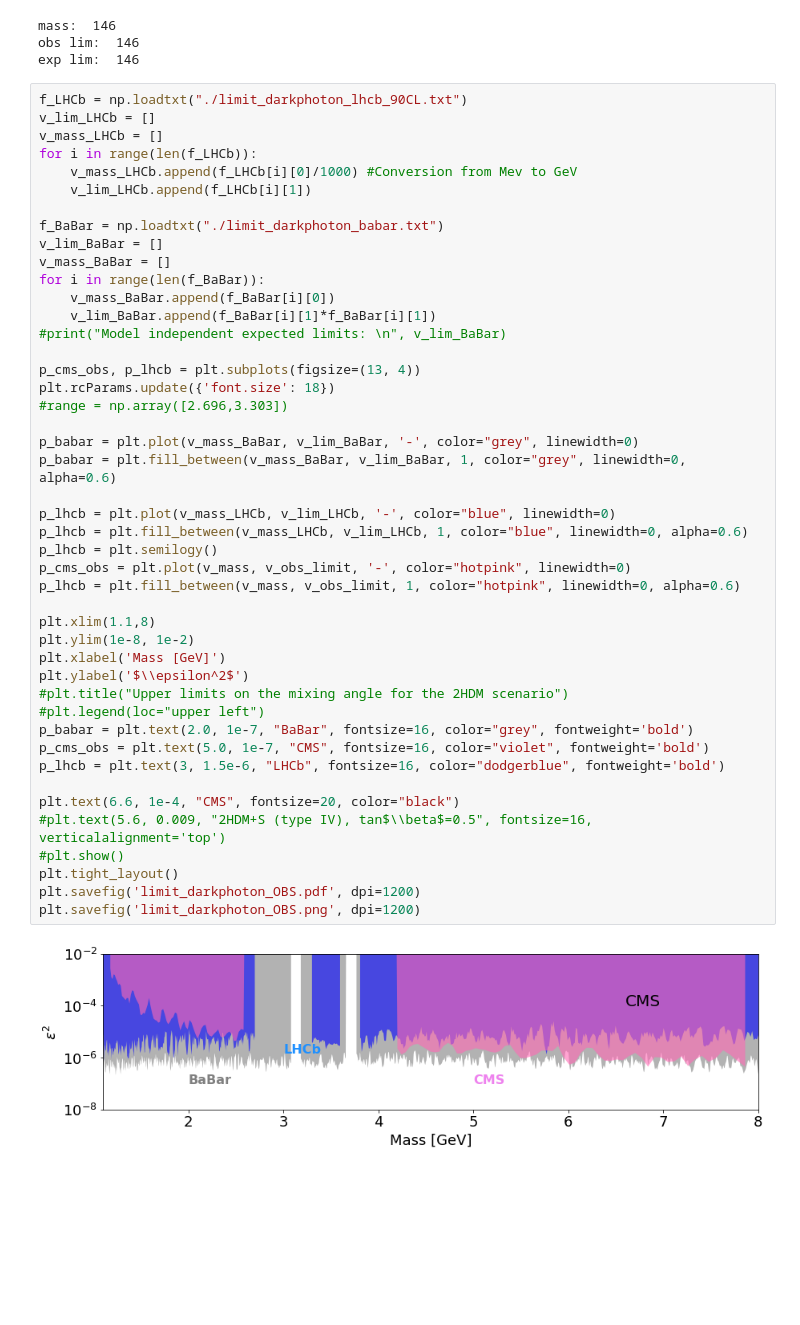
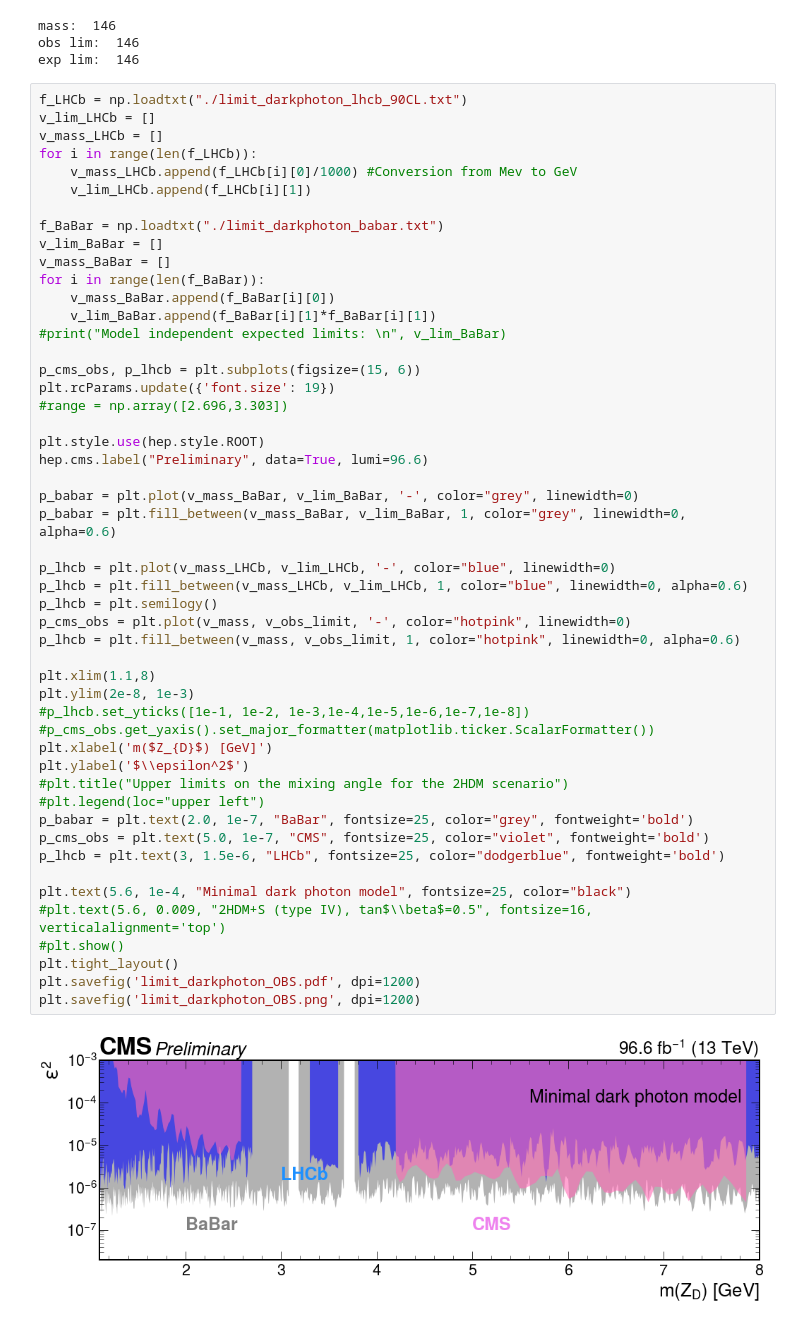
Before and after one commit to z4027163/Darkphoton, a Jupyter notebook: 2HDM_interpretation/darkphoton_interpretation.ipynb, the cells around one changed output. Drawn from its saved outputs; the diff is of its cells as text; blank space fills up the shorter version.

```diff
--- a/2HDM_interpretation/darkphoton_interpretation.ipynb
+++ b/2HDM_interpretation/darkphoton_interpretation.ipynb
@@ -79,42 +81,47 @@ for i in range(len(f_LHCb)):
 f_BaBar = np.loadtxt("./limit_darkphoton_babar.txt")
 v_lim_BaBar = []
 v_mass_BaBar = []
 for i in range(len(f_BaBar)):
     v_mass_BaBar.append(f_BaBar[i][0])
     v_lim_BaBar.append(f_BaBar[i][1]*f_BaBar[i][1])
 #print("Model independent expected limits: \n", v_lim_BaBar)
 
-p_cms_obs, p_lhcb = plt.subplots(figsize=(13, 4))
-plt.rcParams.update({'font.size': 18})
+p_cms_obs, p_lhcb = plt.subplots(figsize=(15, 6))
+plt.rcParams.update({'font.size': 19})
 #range = np.array([2.696,3.303])
+
+plt.style.use(hep.style.ROOT)
+hep.cms.label("Preliminary", data=True, lumi=96.6)
 
 p_babar = plt.plot(v_mass_BaBar, v_lim_BaBar, '-', color="grey", linewidth=0)
 p_babar = plt.fill_between(v_mass_BaBar, v_lim_BaBar, 1, color="grey", linewidth=0, alpha=0.6)
 
 p_lhcb = plt.plot(v_mass_LHCb, v_lim_LHCb, '-', color="blue", linewidth=0)
 p_lhcb = plt.fill_between(v_mass_LHCb, v_lim_LHCb, 1, color="blue", linewidth=0, alpha=0.6)
 p_lhcb = plt.semilogy()
 p_cms_obs = plt.plot(v_mass, v_obs_limit, '-', color="hotpink", linewidth=0)
 p_lhcb = plt.fill_between(v_mass, v_obs_limit, 1, color="hotpink", linewidth=0, alpha=0.6)
 
 plt.xlim(1.1,8)
-plt.ylim(1e-8, 1e-2)
-plt.xlabel('Mass [GeV]')
+plt.ylim(2e-8, 1e-3)
+#p_lhcb.set_yticks([1e-1, 1e-2, 1e-3,1e-4,1e-5,1e-6,1e-7,1e-8])
+#p_cms_obs.get_yaxis().set_major_formatter(matplotlib.ticker.ScalarFormatter())
+plt.xlabel('m($Z_{D}$) [GeV]')
 plt.ylabel('$\\epsilon^2$')
 #plt.title("Upper limits on the mixing angle for the 2HDM scenario")
 #plt.legend(loc="upper left")
-p_babar = plt.text(2.0, 1e-7, "BaBar", fontsize=16, color="grey", fontweight='bold')
-p_cms_obs = plt.text(5.0, 1e-7, "CMS", fontsize=16, color="violet", fontweight='bold')
-p_lhcb = plt.text(3, 1.5e-6, "LHCb", fontsize=16, color="dodgerblue", fontweight='bold')
+p_babar = plt.text(2.0, 1e-7, "BaBar", fontsize=25, color="grey", fontweight='bold')
+p_cms_obs = plt.text(5.0, 1e-7, "CMS", fontsize=25, color="violet", fontweight='bold')
+p_lhcb = plt.text(3, 1.5e-6, "LHCb", fontsize=25, color="dodgerblue", fontweight='bold')
 
-plt.text(6.6, 1e-4, "CMS", fontsize=20, color="black")
+plt.text(5.6, 1e-4, "Minimal dark photon model", fontsize=25, color="black")
 #plt.text(5.6, 0.009, "2HDM+S (type IV), tan$\\beta$=0.5", fontsize=16, verticalalignment='top')
 #plt.show()
 plt.tight_layout()
 plt.savefig('limit_darkphoton_OBS.pdf', dpi=1200)
 plt.savefig('limit_darkphoton_OBS.png', dpi=1200)
 # %% [output]
-[figure, old version]
+[figure, new version]
 # %%
 
 p_cms_obs, p_lhcb = plt.subplots(figsize=(13, 4))
```
Also changed, not shown: parts of 2 cells of this notebook, 2 other files.
